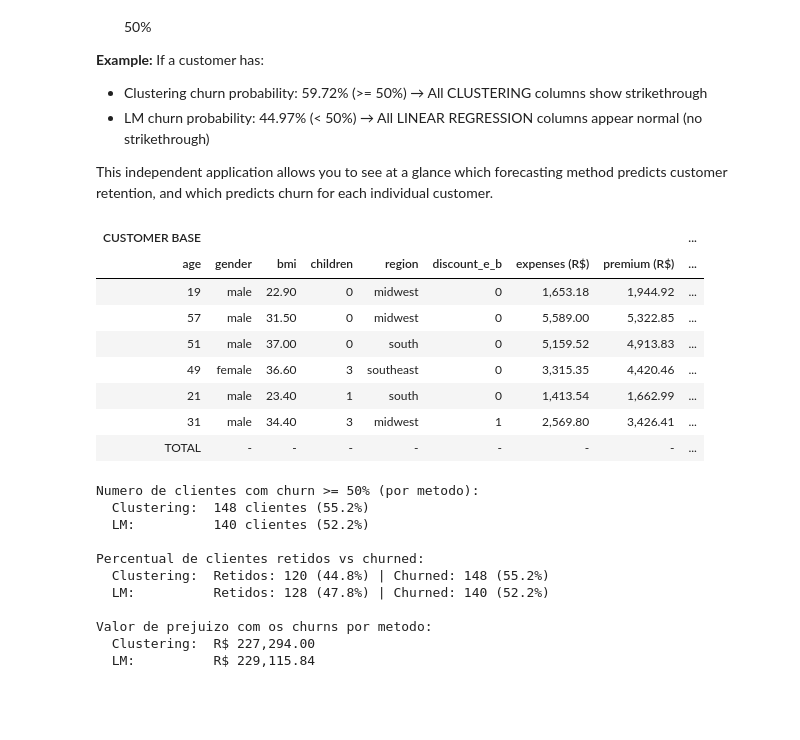
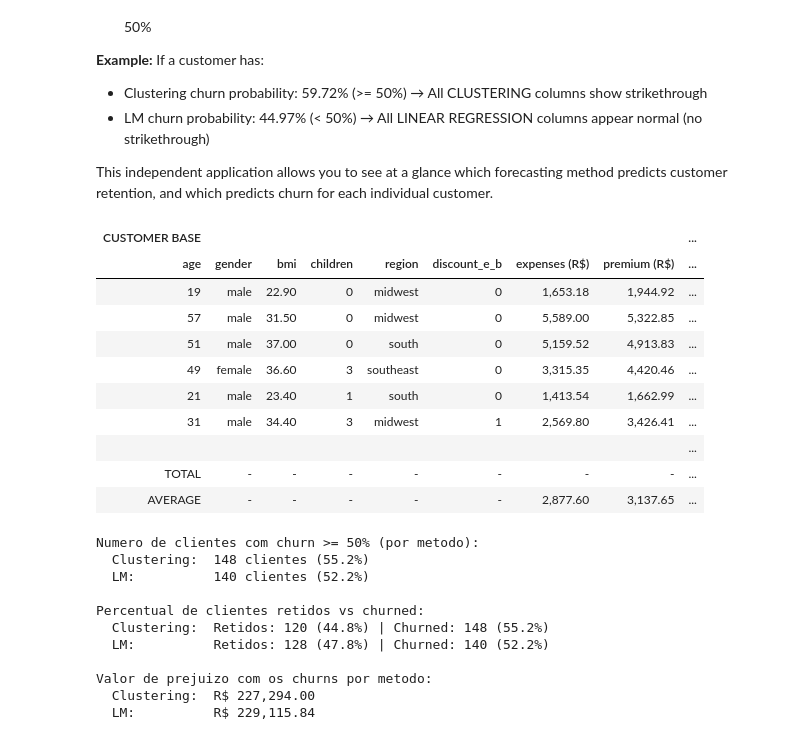
Before and after one commit to renancaetan0/prediction_methods_health_insurance, a Jupyter notebook: notebooks/linear_regression_and_clustering_compairson_health_insurance_case.ipynb, the cells around one changed output. Drawn from its saved outputs; the diff is of its cells as text; code cells hidden in the pictures; blank space fills up the shorter version.

Commit message:
feat: add  average row to profit comparison table

```diff
--- a/notebooks/linear_regression_and_clustering_compairson_health_insurance_case.ipynb
+++ b/notebooks/linear_regression_and_clustering_compairson_health_insurance_case.ipynb
@@ -3921,6 +3921,14 @@ for _, row in df_test_master_display.head(6).iterrows():
         html_parts.append(f"<td style='background:#111; color:#fff; padding:6px 6px; text-align:center; border:1px solid #1f1f1f; {strikethrough_style}{separator_style}'>{fmt_value(val)}</td>")
     html_parts.append("</tr>")
 
+
+# Separator row before TOTAL
+html_parts.append("<tr style='background:#1a1a1a; height:8px;'>")
+for i in range(len(all_cols)):
+    separator_style = "border-right:2px solid #ffffff;" if i == len(customer_base_cols) - 1 or i == len(customer_base_cols) + len(clustering_cols) - 1 else ""
+    html_parts.append(f"<td style='background:#1a1a1a; border-top:2px solid #ffffff; border-bottom:none; padding:0; border:1px solid #1f1f1f; {separator_style}'></td>")
+html_parts.append("</tr>")
+
 # Summary row with profit totals
 html_parts.append("<tr style='background:#1a1a1a; font-weight:700;'>")
 for i, col in enumerate(all_cols):
@@ -3941,6 +3949,33 @@ for i, col in enumerate(all_cols):
 
     html_parts.append(f"<td style='background:#1a1a1a; color:#fff; padding:6px 6px; text-align:center; border:1px solid #1f1f1f; {separator_style}'>{value_str}</td>")
 html_parts.append("</tr>")
+
+# Average row
+html_parts.append("<tr style='background:#1a1a1a; font-weight:700; font-style:italic;'>")
+for i, col in enumerate(all_cols):
+    separator_style = "border-right:2px solid #ffffff;" if i == len(customer_base_cols) - 1 or i == len(customer_base_cols) + len(clustering_cols) - 1 else ""
+
+    # Columns that were summed in TOTAL row (show "-" in AVERAGE)
+    summed_cols = ["Profit we made (R$)", "Profit we'd made (R$)", "Profit Considering Churn (%)",
+                   "LM Profit we'd made (R$)", "LM Profit Considering Churn"]
+
+    # Columns that should show AVERAGE value
+    avg_numeric_cols = ["expenses", "premium", "Av. Cluster Expenses (R$)", "Error estimated expenses (%)",
+                        "Amount to Charge (R$)", "Customer Payment Difference (%)", "Churn's Chance (%)",
+                        "LM Estimated Expenses (R$)", "LM Error estimated expenses (%)", "LM Amount to Charge (R$)",
+                        "LM Customer Payment Difference (%)", "LM Churn's Chance (%)"]
+
+    if col in summed_cols:
+        value_str = "-"
+    elif col in avg_numeric_cols:
+        avg_val = df_test_master_display[col].mean()
+        value_str = fmt_value(avg_val)
+    else:
+        value_str = "AVERAGE" if i == 0 else "-"
+
+    html_parts.append(f"<td style='background:#1a1a1a; color:#fff; padding:6px 6px; text-align:center; border:1px solid #1f1f1f; {separator_style}'>{value_str}</td>")
+html_parts.append("</tr>")
+
 
 html_parts.append("</tbody>")
 
@@ -3962,34 +3997,36 @@ loss_clustering = df_test_master_display[df_test_master_display["Churn's Chance
 loss_lm = df_test_master_display[df_test_master_display["LM Churn's Chance (%)"] >= 50]["LM Profit we'd made (R$)"].sum()
 
 pct_churn_clustering = (customers_churn_clustering/customers_total)*100
 pct_retained_clustering = (customers_retained_clustering/customers_total)*100
 pct_churn_lm = (customers_churn_lm/customers_total)*100
 pct_retained_lm = (customers_retained_lm/customers_total)*100
 
 print()
 print("Numero de clientes com churn >= 50% (por metodo):")
 print(f"  Clustering:  {customers_churn_clustering} clientes ({pct_churn_clustering:.1f}%)")
 print(f"  LM:          {customers_churn_lm} clientes ({pct_churn_lm:.1f}%)")
 
 print()
 print("Percentual de clientes retidos vs churned:")
 print(f"  Clustering:  Retidos: {customers_retained_clustering} ({pct_retained_clustering:.1f}%) | Churned: {customers_churn_clustering} ({pct_churn_clustering:.1f}%)")
 print(f"  LM:          Retidos: {customers_retained_lm} ({pct_retained_lm:.1f}%) | Churned: {customers_churn_lm} ({pct_churn_lm:.1f}%)")
 
 print()
 print("Valor de prejuizo com os churns por metodo:")
 print(f"  Clustering:  R$ {loss_clustering:,.2f}")
 print(f"  LM:          R$ {loss_lm:,.2f}")
 # %% [output]
 | CUSTOMER BASE |  |  |  |  |  |  |  | ... |
 | age | gender | bmi | children | region | discount_e_b | expenses (R$) | premium (R$) | ... |
 | 19 | male | 22.90 | 0 | midwest | 0 | 1,653.18 | 1,944.92 | ... |
 | 57 | male | 31.50 | 0 | midwest | 0 | 5,589.00 | 5,322.85 | ... |
 | 51 | male | 37.00 | 0 | south | 0 | 5,159.52 | 4,913.83 | ... |
 | 49 | female | 36.60 | 3 | southeast | 0 | 3,315.35 | 4,420.46 | ... |
 | 21 | male | 23.40 | 1 | south | 0 | 1,413.54 | 1,662.99 | ... |
 | 31 | male | 34.40 | 3 | midwest | 1 | 2,569.80 | 3,426.41 | ... |
+|  |  |  |  |  |  |  |  | ... |
 | TOTAL | - | - | - | - | - | - | - | ... |
+| AVERAGE | - | - | - | - | - | 2,877.60 | 3,137.65 | ... |
 Numero de clientes com churn >= 50% (por metodo):
   Clustering:  148 clientes (55.2%)
   LM:          140 clientes (52.2%)
```
Also changed, not shown: parts of 2 cells of this notebook.
